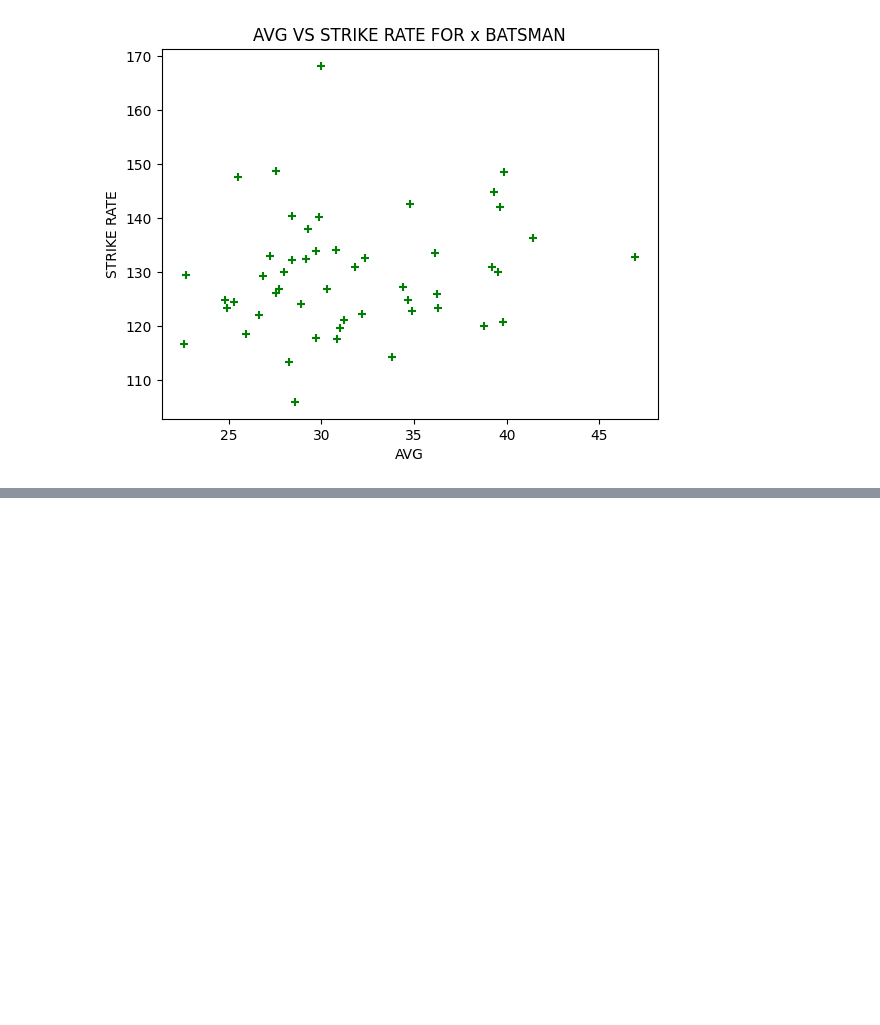
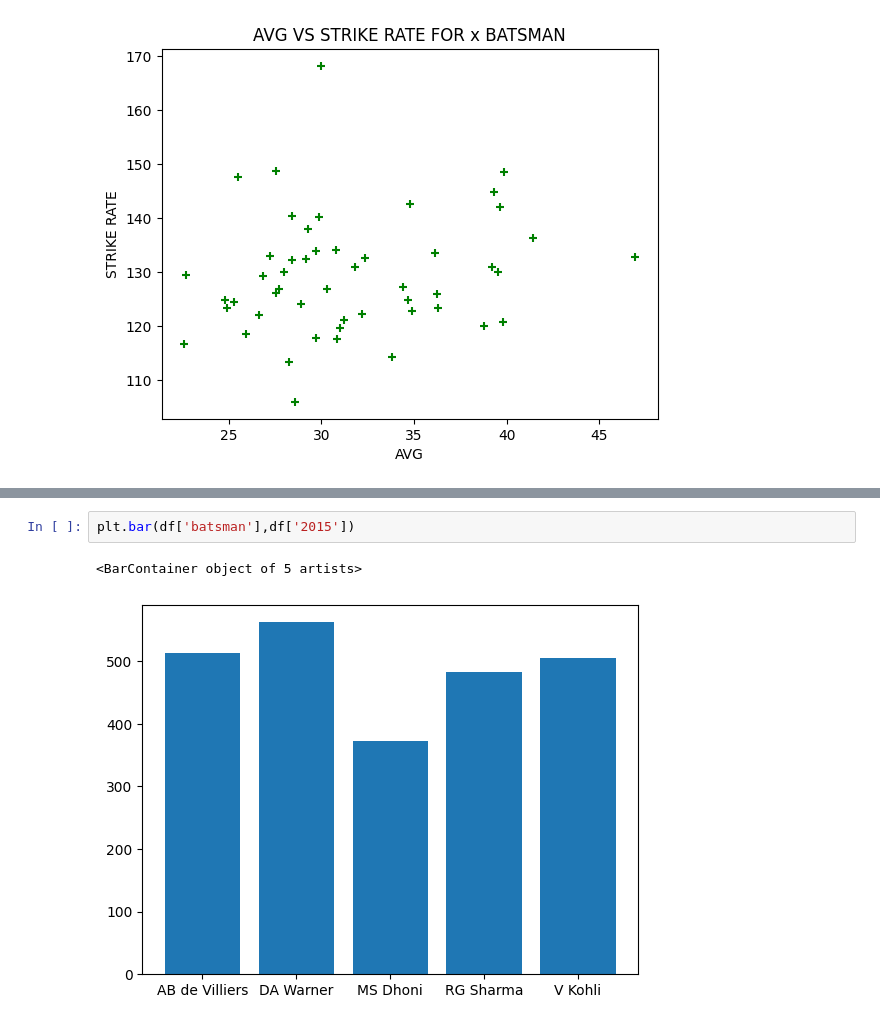
Before and after one commit to harry9855/PYTHON-AI-ML, a Jupyter notebook: Matplotlib.ipynb, the cells around one changed output, grey strips where cells are left out. Cells and saved outputs as stored; diff of their text form; blank space fills up the shorter version.

```diff
--- a/Matplotlib.ipynb
+++ b/Matplotlib.ipynb
@@ -264,0 +313,5 @@ Text(0, 0.5, 'STRIKE RATE')
+# %%
+plt.bar(df['batsman'],df['2015'])
+# %% [output]
+<BarContainer object of 5 artists>
+[figure, added]
```
Also changed, not shown: parts of 56 cells of this notebook.
